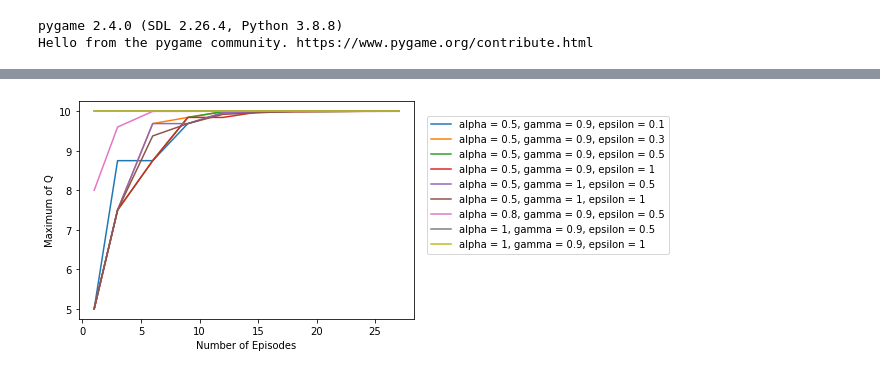
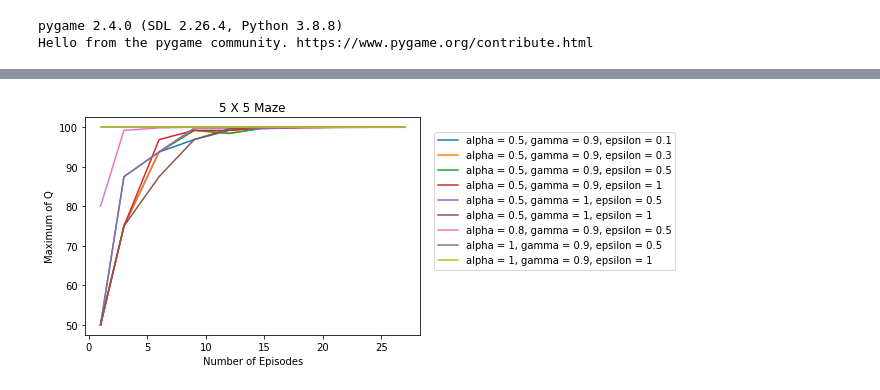
Before and after one commit to AditiRupade/Learning-shortcuts-in-chemical-space-using-Reinforcement-Learning, a Jupyter notebook: Reinforcment_Learning_Model_for_Maze.ipynb, the cells around one changed output, grey strips where cells are left out. Cells and saved outputs as stored; diff of their text form; code cells hidden in the pictures.

```diff
--- a/Reinforcment_Learning_Model_for_Maze.ipynb
+++ b/Reinforcment_Learning_Model_for_Maze.ipynb
@@ -40,14 +25,11 @@ print(maze)
 actions = ['up', 'down', 'left', 'right']
 action_deltas = [(-1, 0), (1, 0), (0, -1), (0, 1)]
 # %%
-# Initialize the Q-matrix with zeros
-Q = np.zeros((maze.shape[0], maze.shape[1], 4))
-
 # Define the rewards for each state
 rewards = {
     0: -1,   # Maze cell
     1: -2,   # Wall
-    2: 10    # Goal
+    2: 100    # Goal
 }
 # %%
 # Define a function to choose an action using the epsilon-greedy policy
@@ -147,6 +129,13 @@ def run_episode(alpha, gamma, epsilon, training=True):
 alpha = 0.5
 gamma = 0.9
 epsilon = 0.2
+
+# Create Maze
+maze, goal_state = create_maze(dim=5, num_of_walls=10)
+
+# Initialize the Q-matrix with zeros
+Q = np.zeros((maze.shape[0], maze.shape[1], 4))
+
 for i in range(100):
     total_reward = run_episode(alpha, gamma, epsilon)
 
@@ -216,30 +205,35 @@ Episode 10: Total Reward = -6
 SystemExit:
 # %%
+#For 5X5 maze
+
+maze, goal_state = create_maze(5,10)
+
 num_of_episodes = np.arange(0,30,3)
 num_of_episodes[0] = 1
 max_Q = np.zeros(len(num_of_episodes), dtype=float)
 
 alpha = [0.5,0.5,0.5,0.5,0.5,0.5,0.8,1,1]
 gamma = [0.9,0.9,0.9,0.9,1,1,0.9,0.9,0.9]
 epsilon = [0.1,0.3,0.5,1,0.5,1,0.5,0.5,1]
 
 plt.figure()
 for m in range(len(alpha)):
     for i in range(len(num_of_episodes)):
         # Initialize the Q-matrix with zeros
         Q = np.zeros((maze.shape[0], maze.shape[1], 4))
 
         # Train the agent for the specified number of episodes
         for j in range(num_of_episodes[i]):
             _ = run_episode(alpha[m], gamma[m], epsilon[m], training=True)
 
         #Get maximum value of Q
         max_Q[i] = Q.max()
     plt.plot(num_of_episodes, max_Q, label = 'alpha = {}, gamma = {}, epsilon = {}'.format(alpha[m], gamma[m], epsilon[m]))
 
 plt.legend(loc=(1.04,0.3))
+plt.title('5 X 5 Maze')
 plt.xlabel('Number of Episodes')
 plt.ylabel('Maximum of Q')
 plt.show()
 # %% [output]
-[figure, old version]
+[figure, new version]
```
Also changed, not shown: parts of 9 cells of this notebook, 2 other files.
